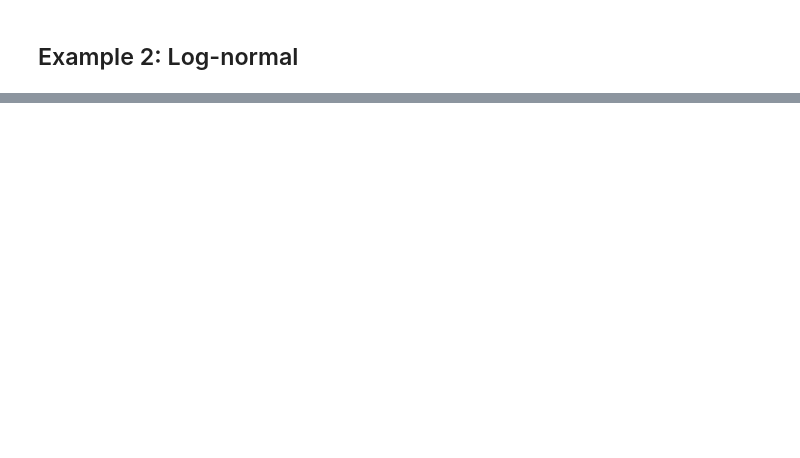
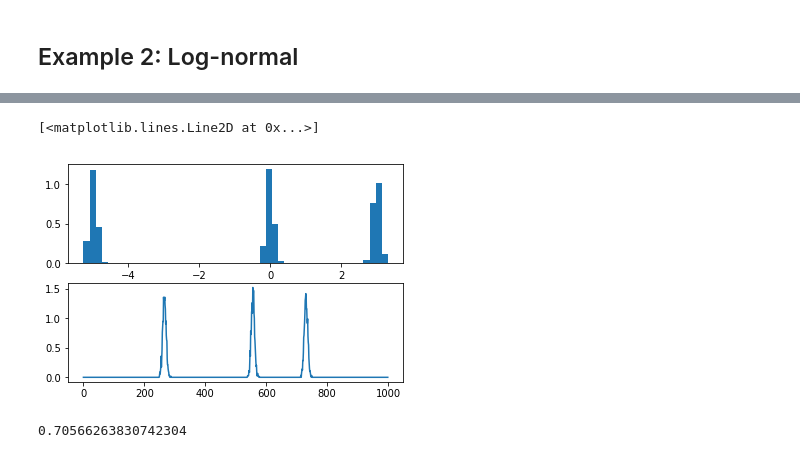
Before and after one commit to statefb/non-gaussian-converter, a Jupyter notebook: example.ipynb, the cells around one changed output, grey strips where cells are left out. Cells and saved outputs as stored; diff of their text form; code cells hidden in the pictures; blank space fills up the shorter version.

```diff
--- a/example.ipynb
+++ b/example.ipynb
@@ -52,0 +79,19 @@ plt.legend()
+# %%
+from statsmodels.nonparametric.kde import KDEUnivariate
+kde = KDEUnivariate(x)
+kde.fit()
+kde.fit(bw=kde.bw*0.01)
+xmin = x.min(); xmax = x.max()
+xrange = xmax - xmin
+pdf = kde.evaluate(np.linspace(xmin-xrange/2,xmax+xrange/2,gt.resolution))
+
+f,ax = plt.subplots(2)
+ax[0].hist(x,bins=50,density=True)
+ax[1].plot(pdf)
+# %% [output]
+[<matplotlib.lines.Line2D at 0x...>]
+[figure, added]
+# %%
+kde.bw
+# %% [output]
+0.70566263830742304
```
Also changed, not shown: parts of 6 cells of this notebook, 1 other file.
